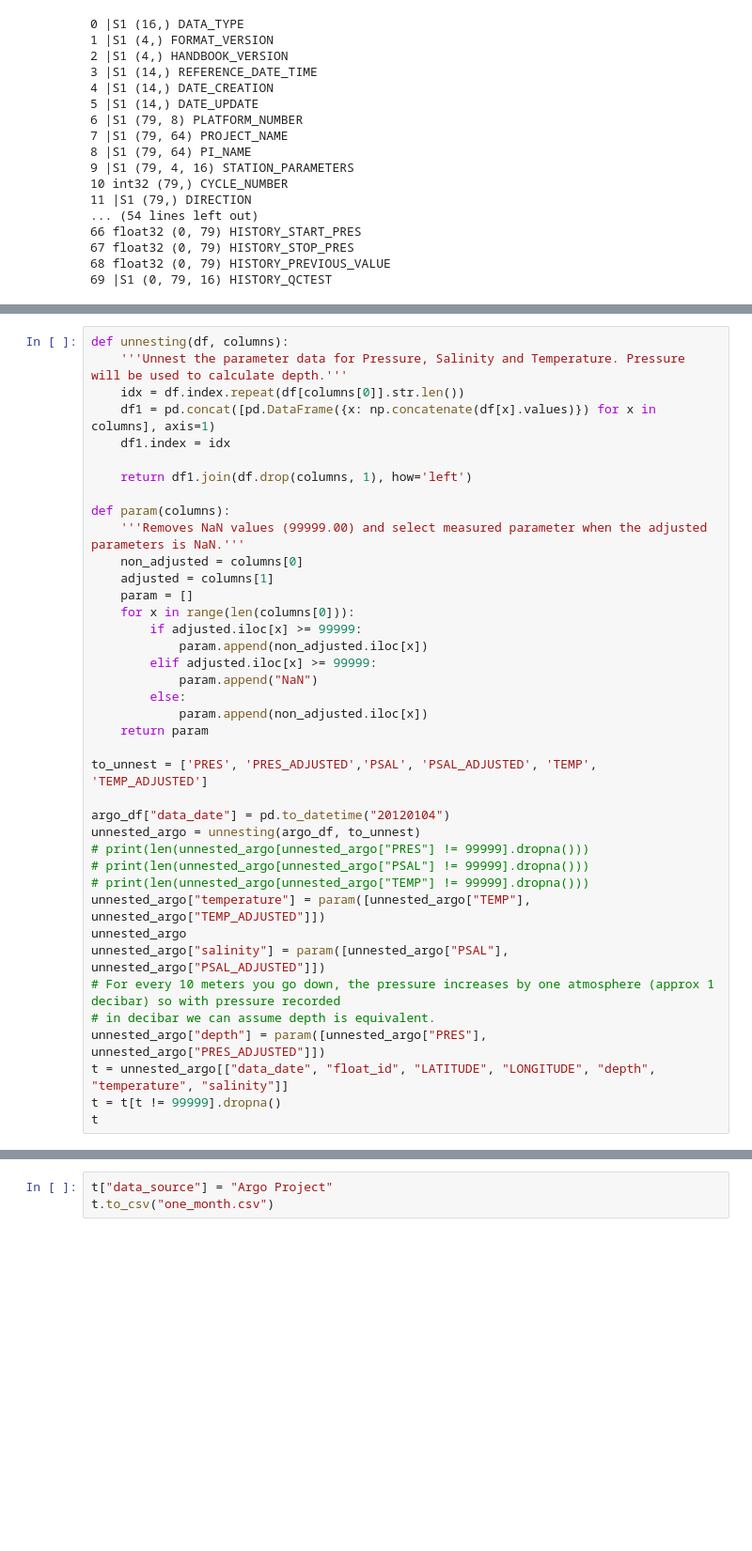
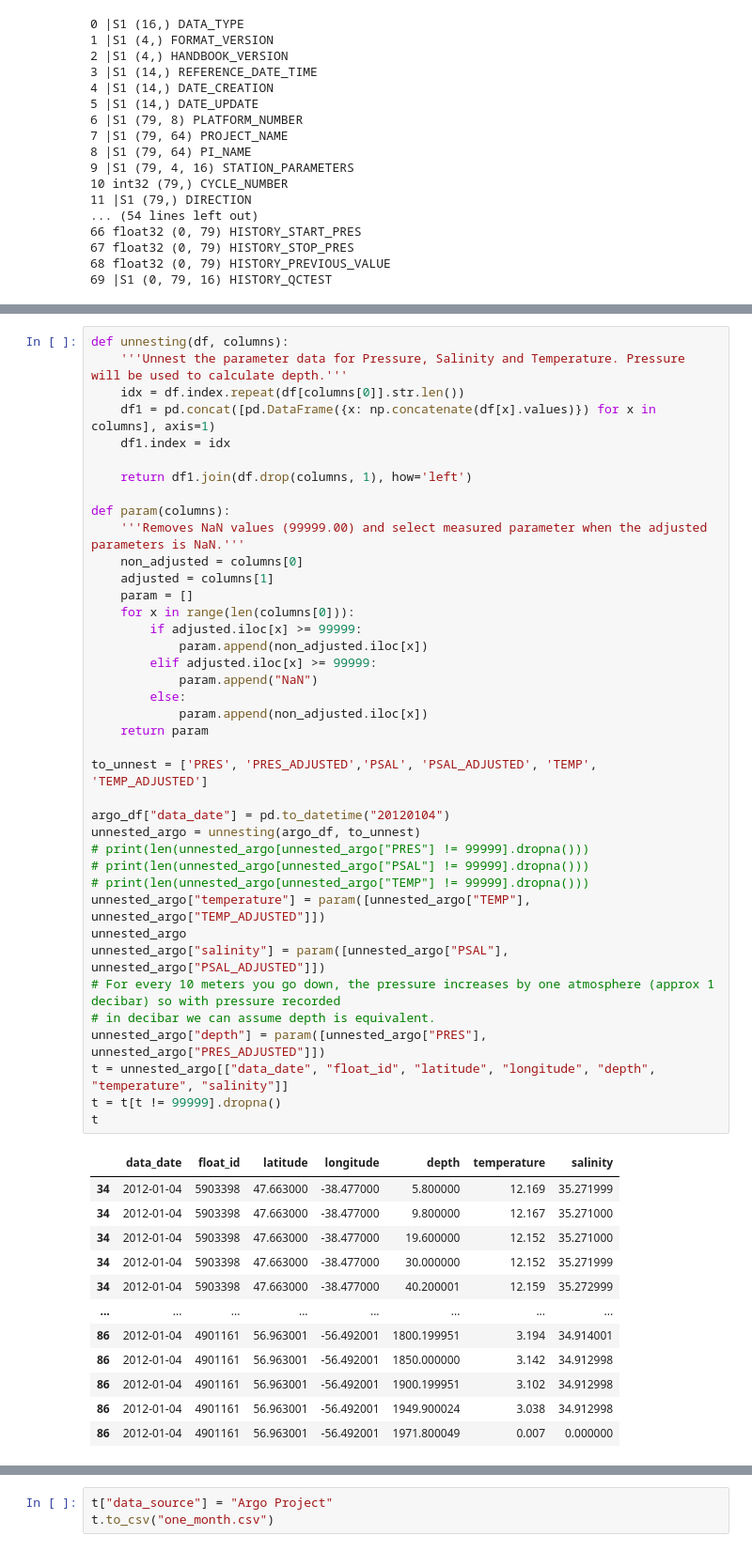
Before and after one commit to minsun-ss/argo_ocean_data_analysis, a Jupyter notebook: notebooks/argo_atlantic_data_analysis.ipynb, the cells around one changed output, grey strips where cells are left out. Shown at 94% size. Drawn from its saved outputs; the diff is of its cells as text; blank space fills up the shorter version.

```diff
--- a/notebooks/argo_atlantic_data_analysis.ipynb
+++ b/notebooks/argo_atlantic_data_analysis.ipynb
@@ -161,31 +170,43 @@ def unnesting(df, columns):
 def param(columns):
     '''Removes NaN values (99999.00) and select measured parameter when the adjusted parameters is NaN.'''
     non_adjusted = columns[0]
     adjusted = columns[1]
     param = []
     for x in range(len(columns[0])):
         if adjusted.iloc[x] >= 99999:
             param.append(non_adjusted.iloc[x])
         elif adjusted.iloc[x] >= 99999:
             param.append("NaN")
         else:
             param.append(non_adjusted.iloc[x])
     return param
 
 to_unnest = ['PRES', 'PRES_ADJUSTED','PSAL', 'PSAL_ADJUSTED', 'TEMP', 'TEMP_ADJUSTED']
 
 argo_df["data_date"] = pd.to_datetime("20120104")
 unnested_argo = unnesting(argo_df, to_unnest)
 # print(len(unnested_argo[unnested_argo["PRES"] != 99999].dropna()))
 # print(len(unnested_argo[unnested_argo["PSAL"] != 99999].dropna()))
 # print(len(unnested_argo[unnested_argo["TEMP"] != 99999].dropna()))
 unnested_argo["temperature"] = param([unnested_argo["TEMP"], unnested_argo["TEMP_ADJUSTED"]])
 unnested_argo
 unnested_argo["salinity"] = param([unnested_argo["PSAL"], unnested_argo["PSAL_ADJUSTED"]])
 # For every 10 meters you go down, the pressure increases by one atmosphere (approx 1 decibar) so with pressure recorded
 # in decibar we can assume depth is equivalent.
 unnested_argo["depth"] = param([unnested_argo["PRES"], unnested_argo["PRES_ADJUSTED"]])
-t = unnested_argo[["data_date", "float_id", "LATITUDE", "LONGITUDE", "depth", "temperature", "salinity"]]
+t = unnested_argo[["data_date", "float_id", "latitude", "longitude", "depth", "temperature", "salinity"]]
 t = t[t != 99999].dropna()
 t
 # %% [output]
+|  | data_date | float_id | latitude | longitude | depth | temperature | salinity |
+| 34 | 2012-01-04 | 5903398 | 47.663000 | -38.477000 | 5.800000 | 12.169 | 35.271999 |
+| 34 | 2012-01-04 | 5903398 | 47.663000 | -38.477000 | 9.800000 | 12.167 | 35.271000 |
+| 34 | 2012-01-04 | 5903398 | 47.663000 | -38.477000 | 19.600000 | 12.152 | 35.271000 |
+| 34 | 2012-01-04 | 5903398 | 47.663000 | -38.477000 | 30.000000 | 12.152 | 35.271999 |
+| 34 | 2012-01-04 | 5903398 | 47.663000 | -38.477000 | 40.200001 | 12.159 | 35.272999 |
+| ... | ... | ... | ... | ... | ... | ... | ... |
+| 86 | 2012-01-04 | 4901161 | 56.963001 | -56.492001 | 1800.199951 | 3.194 | 34.914001 |
+| 86 | 2012-01-04 | 4901161 | 56.963001 | -56.492001 | 1850.000000 | 3.142 | 34.912998 |
+| 86 | 2012-01-04 | 4901161 | 56.963001 | -56.492001 | 1900.199951 | 3.102 | 34.912998 |
+| 86 | 2012-01-04 | 4901161 | 56.963001 | -56.492001 | 1949.900024 | 3.038 | 34.912998 |
+| 86 | 2012-01-04 | 4901161 | 56.963001 | -56.492001 | 1971.800049 | 0.007 | 0.000000 |
```
Also changed, not shown: parts of 5 cells of this notebook, 9 other files.
